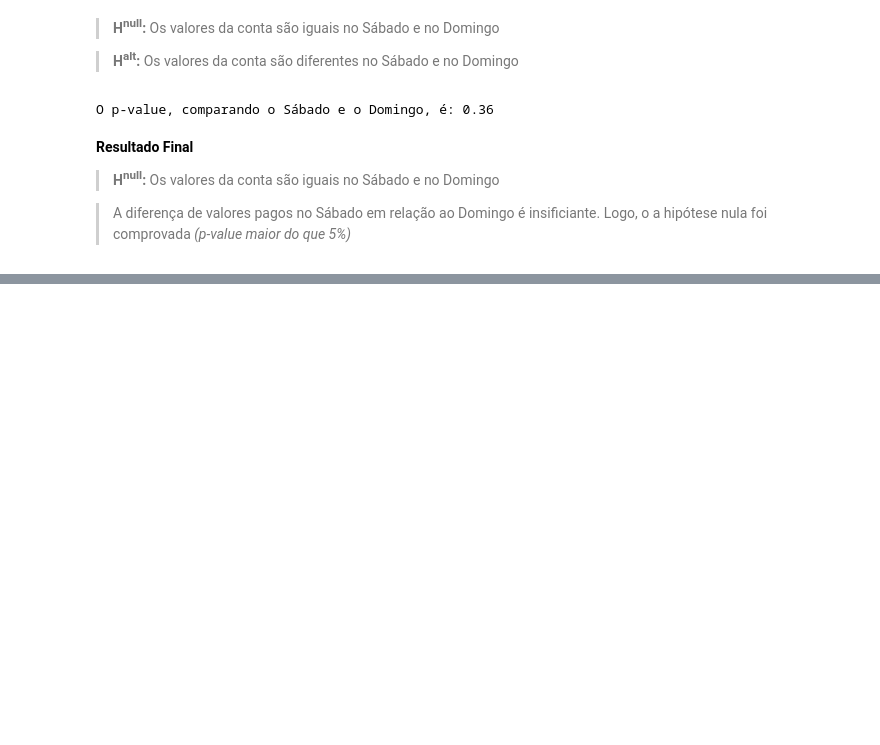
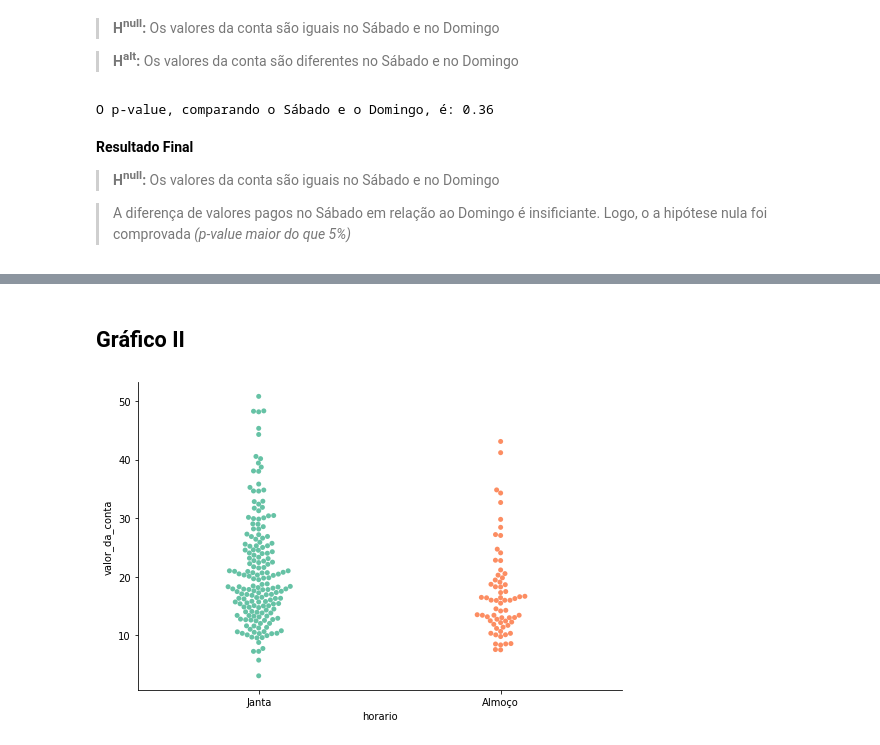
Before and after one commit to strawndri/data-visualization, a Jupyter notebook: Notebooks/Gorjetas.ipynb, the cells around one changed output, grey strips where cells are left out. Saved outputs shown, nothing was run; the diff lists cells and outputs as text; code cells hidden in the pictures; blank space fills up the shorter version.

```diff
--- a/Notebooks/Gorjetas.ipynb
+++ b/Notebooks/Gorjetas.ipynb
@@ -404,0 +417,6 @@ O p-value, comparando o Sábado e o Domingo, é: 0.36
+# %% [markdown]
+## Gráfico II
+# %%
+grafico_horario2 = sns.catplot(x='horario', y='valor_da_conta', data=gorjetas, kind='swarm',  aspect=1.5)
+# %% [output]
+[figure, added]
```
Also changed, not shown: parts of 15 cells of this notebook.
